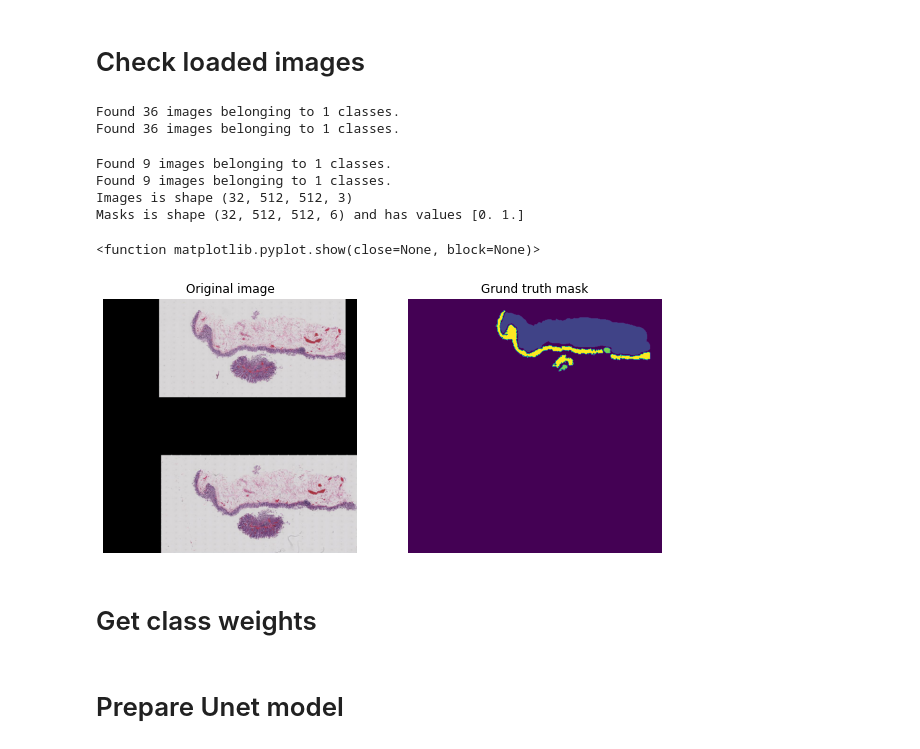
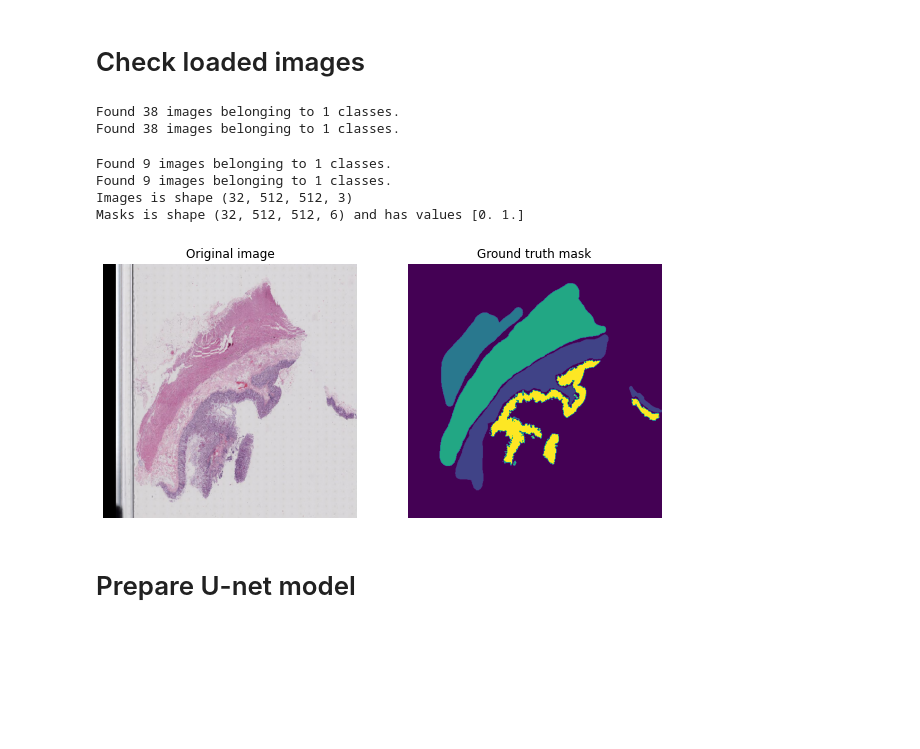
Before and after one commit to julenbhy/biomedical_image_segmentation, a Jupyter notebook: tissue_segmentator.ipynb, the cells around one changed output. Cells and saved outputs as stored; diff of their text form; code cells hidden in the pictures; blank space fills up the shorter version.

```diff
--- a/tissue_segmentator.ipynb
+++ b/tissue_segmentator.ipynb
@@ -7,6 +7,9 @@ import segmentation_models as sm
 from IPython.display import clear_output
 from sklearn.preprocessing import LabelEncoder
 from sklearn.preprocessing import MinMaxScaler
+from keras.metrics import MeanIoU
+
+import segmentation_utils as su
 
 CLASSES = {0 : 'background',
            5 : 'Mucosa',
@@ -17,8 +20,8 @@ CLASSES = {0 : 'background',
           }
 NUM_CLASSES = len(CLASSES)
 
-TRAIN_PATH = '../DB/qupath_images/'
-IMG_SIZE = 512
+TRAIN_PATH = './database/'
+IMG_SIZE = 512    # must be divisible by 32
 BATCH_SIZE = 32
 SEED = 123
 BACKBONE = 'resnet34'
@@ -115,32 +118,18 @@ val_generator = get_segmentation_generator(TRAIN_PATH, mode='validation', augmen
 # %%
 images, masks = train_generator.__next__()
 val_images, val_masks = val_generator.__next__()
 
 #print('Detected', len(images), 'images for training and', len(val_images), 'images for validation')
 print('Images is shape', images.shape)
 print('Masks is shape', masks.shape, 'and has values', np.unique(masks))
 
-for i in range(0,1):
-    f = plt.figure(figsize = (10, 10))
-    image = images[i]
-    mask = np.argmax(masks[i], axis=2) #hot encoded to 1 channel
-    f.add_subplot(1,2,1)
-    plt.axis('off')
-    plt. title('Original image')
-    plt.imshow(image)
-    f.add_subplot(1,2,2)
-    plt.axis('off')
-    plt. title('Grund truth mask')
-    plt.imshow(mask)
-plt.show
+one_channel_masks = np.argmax(masks, axis=3) #hot encoded to 1 channel
+su.plot_mask(images, one_channel_masks)
 # %% [output]
-Found 36 images belonging to 1 classes.
-Found 36 images belonging to 1 classes.
+Found 38 images belonging to 1 classes.
+Found 38 images belonging to 1 classes.
 Found 9 images belonging to 1 classes.
 Found 9 images belonging to 1 classes.
 Images is shape (32, 512, 512, 3)
 Masks is shape (32, 512, 512, 6) and has values [0. 1.]
-<function matplotlib.pyplot.show(close=None, block=None)>
-[figure, old version]
+[figure, new version]
-# %% [markdown]
-# Get class weights
@@ -149,5 +136,5 @@ class_weights = [0.2138, 2.6031, 2.9286, 2.5219, 69.9673, 5.3551]
 # %% [markdown]
-# Prepare Unet model
+# Prepare U-net model
 # %%
 sm.set_framework('tf.keras')
 sm.framework()
```
Also changed, not shown: parts of 10 cells of this notebook, 1 other file.
